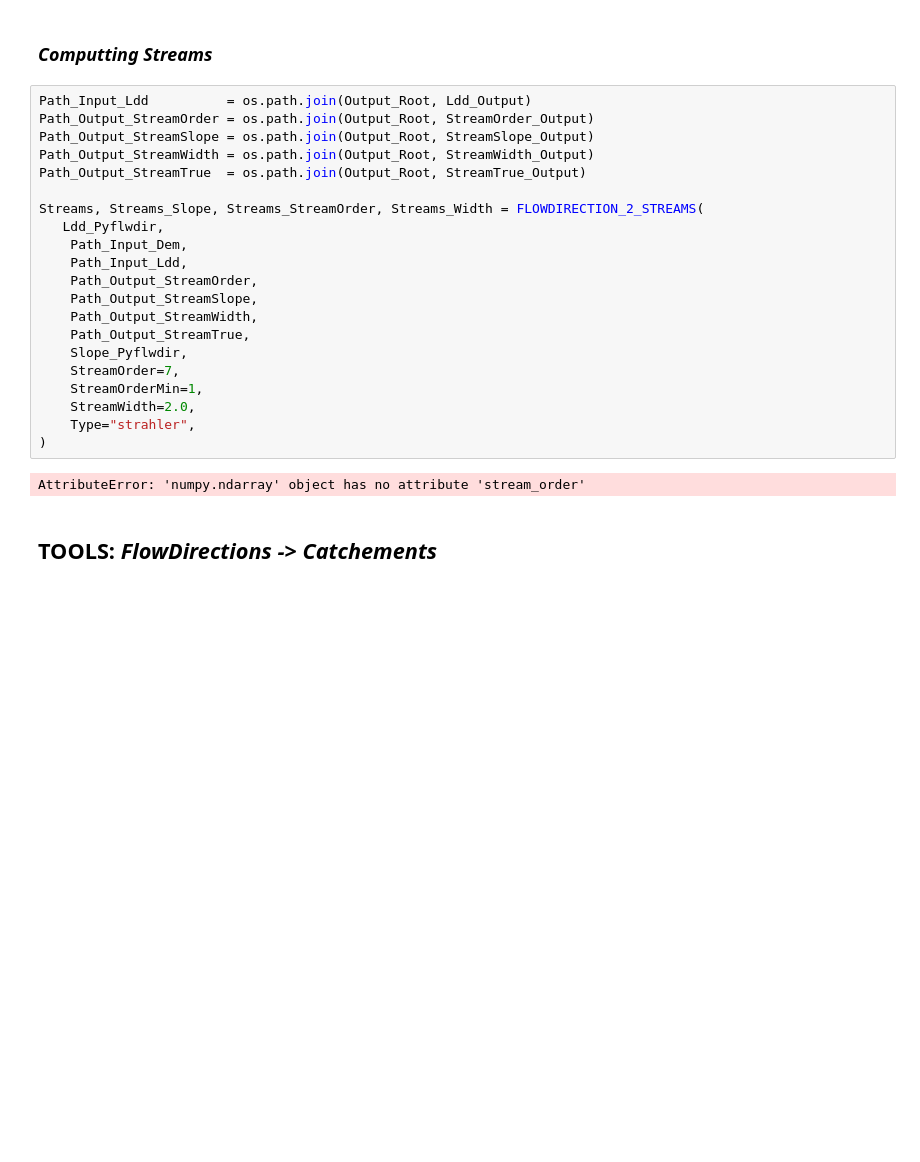
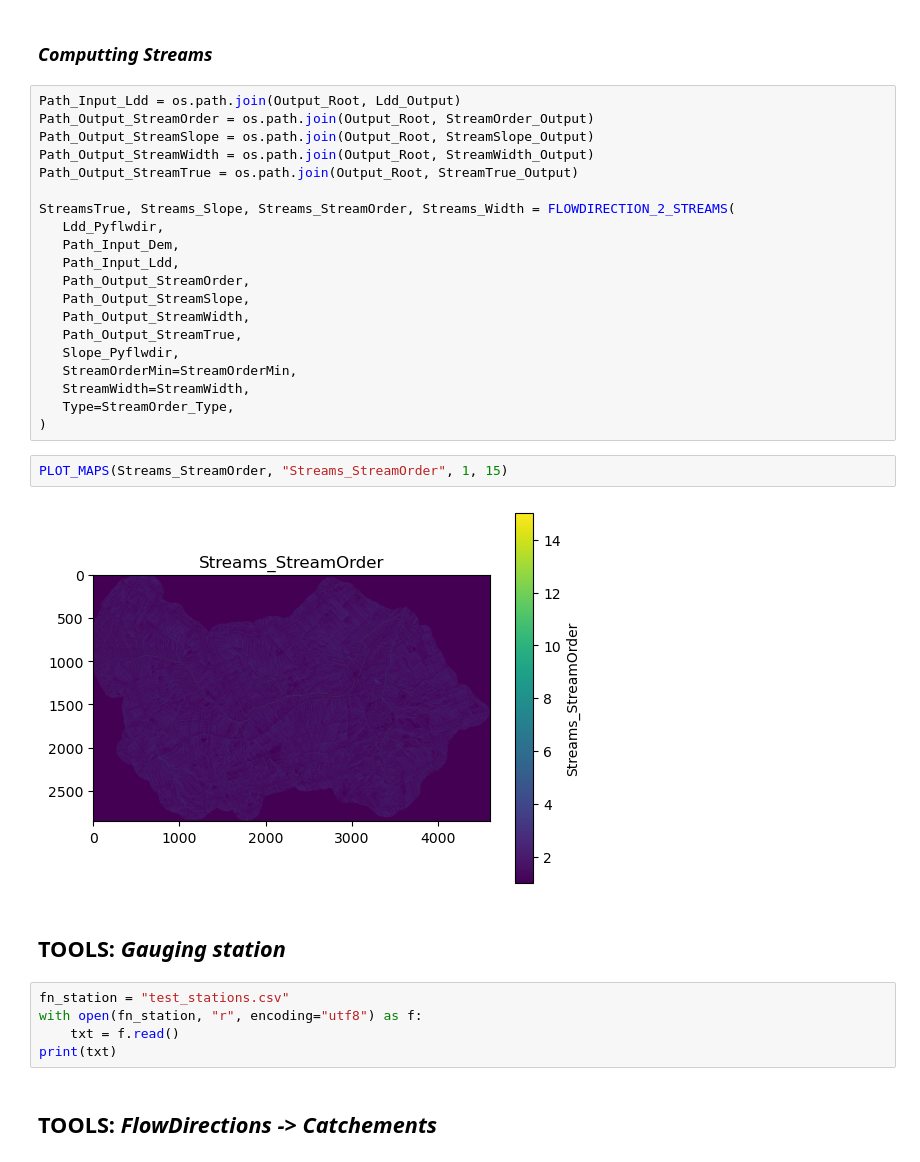
Before and after one commit to AquaPore/WflowRasterPython.py, a Jupyter notebook: Jupyter/Python_Pyflwdir_Wflow.ipynb, the cells around one changed output. Drawn from its saved outputs; the diff is of its cells as text; blank space fills up the shorter version.

```diff
--- a/Jupyter/Python_Pyflwdir_Wflow.ipynb
+++ b/Jupyter/Python_Pyflwdir_Wflow.ipynb
@@ -288,28 +286,36 @@ def FLOWDIRECTION_2_STREAMS(
 # %% [markdown]
 ### ***Computting Streams***
 # %%
-Path_Input_Ldd          = os.path.join(Output_Root, Ldd_Output)
+Path_Input_Ldd = os.path.join(Output_Root, Ldd_Output)
 Path_Output_StreamOrder = os.path.join(Output_Root, StreamOrder_Output)
 Path_Output_StreamSlope = os.path.join(Output_Root, StreamSlope_Output)
 Path_Output_StreamWidth = os.path.join(Output_Root, StreamWidth_Output)
-Path_Output_StreamTrue  = os.path.join(Output_Root, StreamTrue_Output)
+Path_Output_StreamTrue = os.path.join(Output_Root, StreamTrue_Output)
 
-Streams, Streams_Slope, Streams_StreamOrder, Streams_Width = FLOWDIRECTION_2_STREAMS(
+StreamsTrue, Streams_Slope, Streams_StreamOrder, Streams_Width = FLOWDIRECTION_2_STREAMS(
    Ldd_Pyflwdir,
-	Path_Input_Dem,
-	Path_Input_Ldd,
-	Path_Output_StreamOrder,
-	Path_Output_StreamSlope,
-	Path_Output_StreamWidth,
-	Path_Output_StreamTrue,
- 	Slope_Pyflwdir,
-	StreamOrder=7,
-	StreamOrderMin=1,
-	StreamWidth=2.0,
-	Type="strahler",
+   Path_Input_Dem,
+   Path_Input_Ldd,
+   Path_Output_StreamOrder,
+   Path_Output_StreamSlope,
+   Path_Output_StreamWidth,
+   Path_Output_StreamTrue,
+   Slope_Pyflwdir,
+   StreamOrderMin=StreamOrderMin,
+   StreamWidth=StreamWidth,
+   Type=StreamOrder_Type,
 )
-# %% [output]
-AttributeError: 'numpy.ndarray' object has no attribute 'stream_order'
+# %%
+PLOT_MAPS(Streams_StreamOrder, "Streams_StreamOrder", 1, 15)
+# %% [output]
+[figure, added]
+# %% [markdown]
+## **TOOLS**: *Gauging station*
+# %%
+fn_station = "test_stations.csv"
+with open(fn_station, "r", encoding="utf8") as f:
+    txt = f.read()
+print(txt)
 # %% [markdown]
 ## **TOOLS:** *FlowDirections -> Catchements*
 # %%
```
Also changed, not shown: parts of 11 cells of this notebook.
